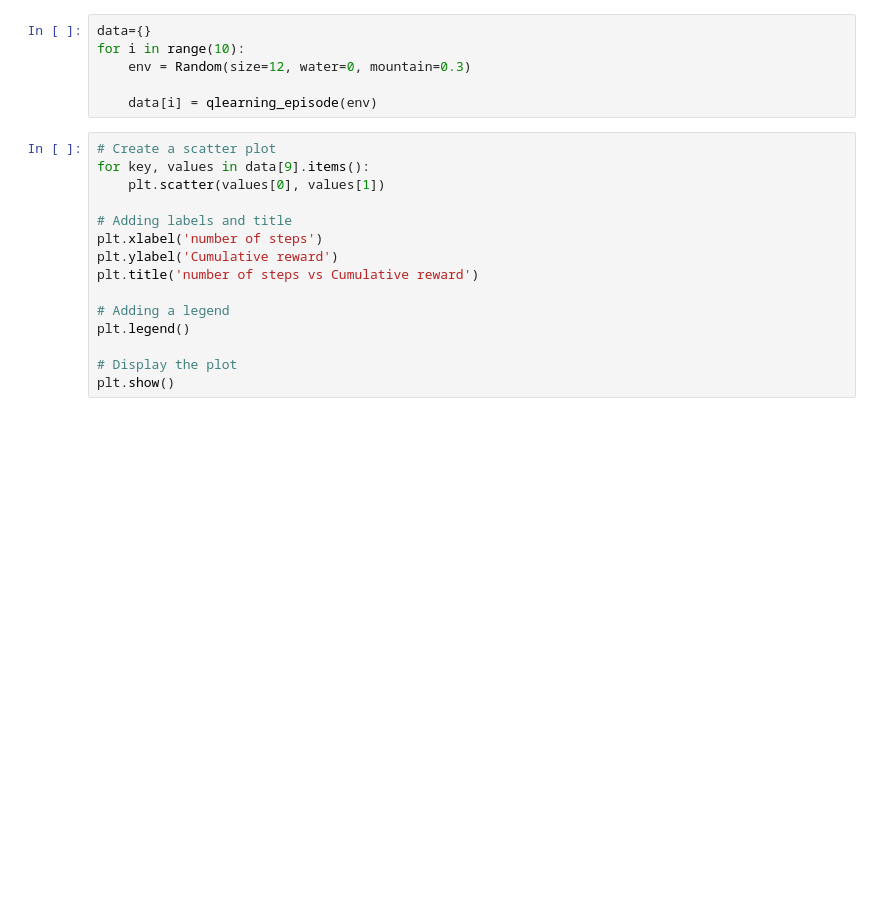
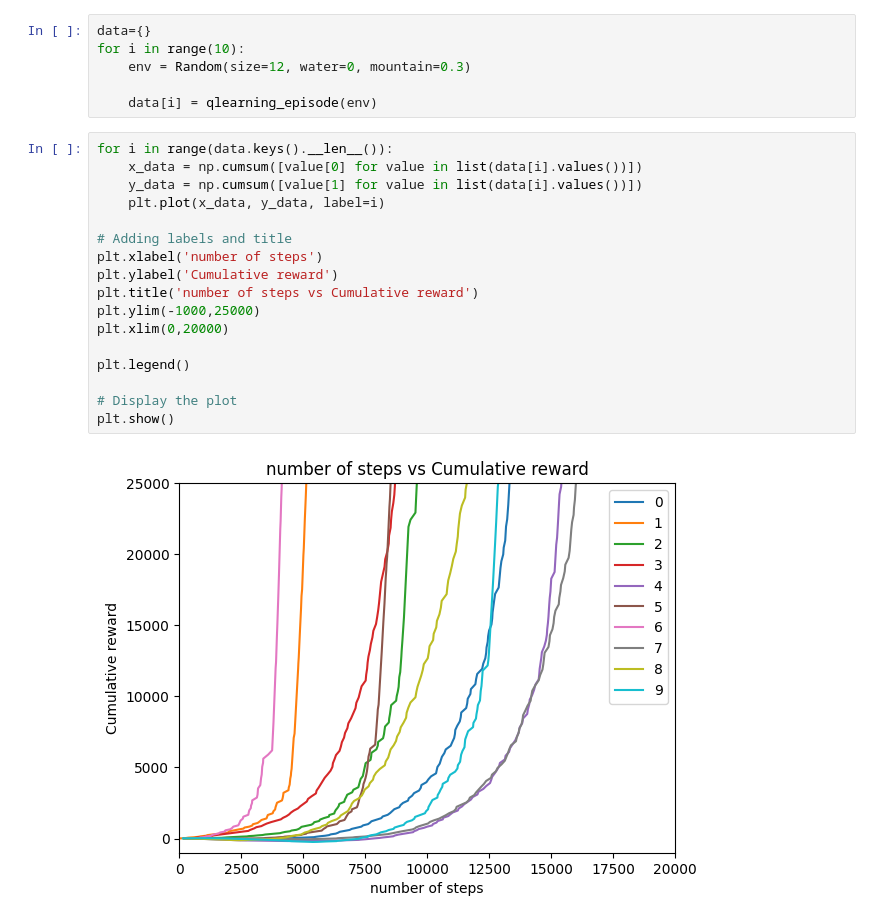
Before and after one commit to Schmiddi3110/MasterStudium, a Jupyter notebook: DRL/Studienarbeiten/Studienarbeit1/test.ipynb, the cells around one changed output. Drawn from its saved outputs; the diff is of its cells as text; blank space fills up the shorter version.

```diff
--- a/DRL/Studienarbeiten/Studienarbeit1/test.ipynb
+++ b/DRL/Studienarbeiten/Studienarbeit1/test.ipynb
@@ -79,17 +81,21 @@ for i in range(10):
 
     data[i] = qlearning_episode(env)
 # %%
-# Create a scatter plot
-for key, values in data[9].items():
-    plt.scatter(values[0], values[1])
+for i in range(data.keys().__len__()):
+    x_data = np.cumsum([value[0] for value in list(data[i].values())])
+    y_data = np.cumsum([value[1] for value in list(data[i].values())])
+    plt.plot(x_data, y_data, label=i)
 
 # Adding labels and title
 plt.xlabel('number of steps')
 plt.ylabel('Cumulative reward')
 plt.title('number of steps vs Cumulative reward')
+plt.ylim(-1000,25000)
+plt.xlim(0,20000)
 
-# Adding a legend
 plt.legend()
 
 # Display the plot
 plt.show()
+# %% [output]
+[figure, added]
```
Also changed, not shown: parts of 3 cells of this notebook.
